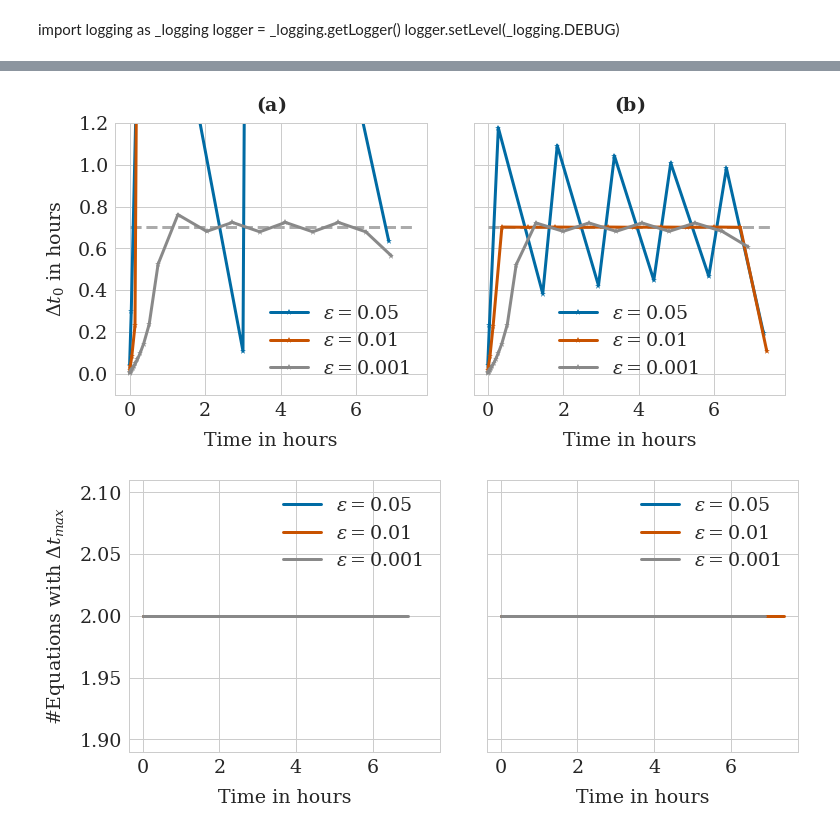
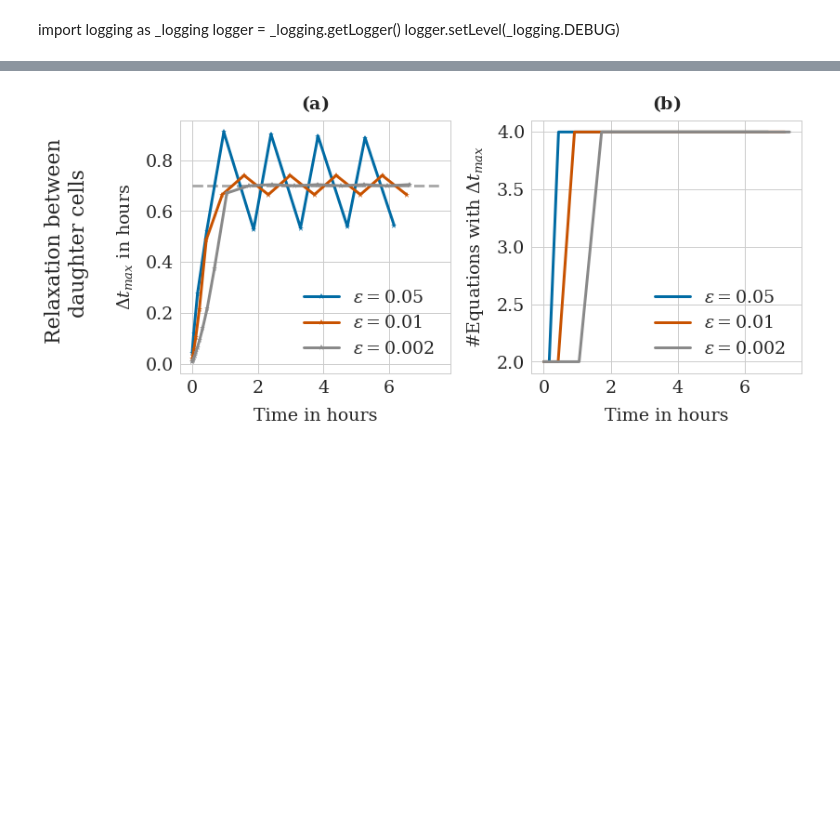
Before and after one commit to somathias/cbmos, a Jupyter notebook: exp-draft_local_adaptivity_2cells.ipynb, the cells around one changed output, grey strips where cells are left out. Cells and saved outputs as stored; diff of their text form; code cells hidden in the pictures; blank space fills up the shorter version.

Commit message:
Update plots for local adaptivity

```diff
--- a/exp-draft_local_adaptivity_2cells.ipynb
+++ b/exp-draft_local_adaptivity_2cells.ipynb
@@ -32,7 +32,7 @@ plt.rcParams.update(params)
 s = 1.0    # rest length
 tf = 7.5  # final time
 rA = 1.5   # maximum interaction distance
-dim = 1
+dim = 2
 seed=67
 
 dt = 0.05
@@ -72,7 +72,7 @@ def gls_prime(r, mu, s):
 # %% [markdown]
 # Locally adaptive time-stepping for two cells after proliferation
 # %%
-cell_list = [cl.Cell(0, [0], proliferating=False), cl.Cell(1, [0.3], proliferating=False)]
+cell_list = [cl.Cell(0, [0, 0], proliferating=False), cl.Cell(1, [0.3, 0], proliferating=False)]
 # %%
 # g'(s) for different force laws
 gp_cubic = params_cubic['mu']*(s-rA)**2
@@ -98,8 +98,8 @@ logger.setLevel(_logging.DEBUG)
 colors = [defcolors[0], defcolors[5], defcolors[6]]
 
 # Combine into single figure
-fig, (ax1, ax2) = plt.subplots(1, 2, figsize=(12, 5), sharex=True, sharey='row', gridspec_kw={'hspace':0.2, 'wspace': 0.15})
-fig2, (ax3, ax4) = plt.subplots(1, 2, figsize=(12, 5), sharex=True, sharey='row', gridspec_kw={'hspace':0.2, 'wspace': 0.15})
+fig, (ax1, ax2) = plt.subplots(1, 2, figsize=(12, 5), gridspec_kw={'hspace':0.2, 'wspace': 0.3})
+#fig2, (ax3, ax4) = plt.subplots(1, 2, figsize=(12, 5), sharex=True, sharey='row', gridspec_kw={'hspace':0.2, 'wspace': 0.15})
 
 
 #ax1 No Jacobian - accuracy bound only
@@ -108,49 +108,9 @@ ax1.plot(t_data, 1.0/gp_cubic*np.ones(len(t_data)), linestyle='--', color=defcol
 #ax1.plot(t_data, 1.0/gp_GLS*np.ones(len(t_data)), linestyle='--', color=colors['GLS'] )
 
 force = 'cubic'
-epsilons = [0.05, 0.01, 0.001]
+epsilons = [0.05, 0.01, 0.002]
 
-for i, eps in enumerate(epsilons):
-
-    try:
-        os.remove('step_sizes'+filename_ending[force]+'.txt')
-    except FileNotFoundError:
-        print('Nothing to delete.')
-
-    try:
-        os.remove('n_eq_per_level'+filename_ending[force]+'.txt')
-    except FileNotFoundError:
-        print('Nothing to delete.')
-
-    ts, history = models_ef[force].simulate(cell_list, t_data, params[force], {"eps": eps,"eta":0.0001, "out": filename_ending[force], 'write_to_file': True, 'local_adaptivity': True}, seed=seed)
-    dts = np.loadtxt('step_sizes'+filename_ending[force]+'.txt')
-#    print('Initial step '+force + ' ' +str(dts[0]))
-#    print('Stability bound estimate '+force + ' ' +str((dts[-2]+dts[-1])/2.0))
-    #ts = np.loadtxt('time_points'+filename_ending[force]+'.txt')
-    ax1.plot(ts[:-1], dts,'-*', label='$\epsilon=$'+str(eps), color=colors[i])
-
-    n_eq_per_level = np.loadtxt('n_eq_per_level'+filename_ending[force]+'.txt')
-    ax3.plot(ts[:-1], n_eq_per_level[2,:], label='$\epsilon=$'+str(eps), color=colors[i])
-
-
-ax3.legend()
-ax3.set(xlabel='Time in hours')
-ax3.set(ylabel='#Equations with $\Delta t_{max}$')
-#ax3.text(-5.5, 0.1, 'Relaxation between\n    daughter cells', fontsize=22, rotation='vertical')
-
-
-
-
-ax1.legend()
-ax1.set_title(r'$\bf{(a)}$')
-ax1.set(xlabel='Time in hours')
-ax1.set(ylabel='$\Delta t_0$ in hours')
-ax1.set(ylim=[-0.1, 1.2])
-#ax1.text(-5.5, 0.1, 'Relaxation between\n    daughter cells', fontsize=22, rotation='vertical')
-#ax1.text(3.7, 1.45, '$\epsilon=0.01$', fontsize=22)
-
-#ax2 Using the Jacobian to obtain the stability bound
-ax2.plot(t_data, 1.0/gp_cubic*np.ones(len(t_data)), linestyle='--', color=defcolors[2])
+ax1.plot(t_data, 1.0/gp_cubic*np.ones(len(t_data)), linestyle='--', color=defcolors[2])
 #ax2.plot(t_data, 1.0/gp_PWQ*np.ones(len(t_data)), linestyle='--', color=colors['pw. quad.'] )
 #ax2.plot(t_data, 1.0/gp_GLS*np.ones(len(t_data)), linestyle='--', color=colors['GLS'] )
 
@@ -170,20 +130,28 @@ for i, eps in enumerate(epsilons):
     dts = np.loadtxt('step_sizes'+filename_ending[force]+'.txt')
     print('Initial step '+force + ' ' +str(dts[0]))
     print('Stability bound estimate '+force + ' ' +str((dts[-2]+dts[-1])/2.0))
-    ax2.plot(ts[:-1], dts,'-*', label='$\epsilon=$'+str(eps), color=colors[i])
+    ax1.plot(ts[:-2], dts[:-1],'-*', label='$\epsilon=$'+str(eps), color=colors[i])
 
     n_eq_per_level = np.loadtxt('n_eq_per_level'+filename_ending[force]+'.txt')
-    ax4.plot(ts[:-1], n_eq_per_level[2,:], label='$\epsilon=$'+str(eps), color=colors[i])
+    ax2.plot(ts[:-1], n_eq_per_level[2,:], label='$\epsilon=$'+str(eps), color=colors[i])
 
-ax2.set_title(r'$\bf{(b)}$')
+ax1.set_title(r'$\bf{(a)}$')
+ax1.legend()
+ax1.set(xlabel='Time in hours')
+ax1.set(ylabel='$\Delta t_{max}$ in hours')
+ax1.text(-4.5, 0.1, 'Relaxation between\n    daughter cells', fontsize=22, rotation='vertical')
+
+
+
+#ax2.set(ylim=[-0.1, 1.2])
+#ax2.text(3.4, 1.45, '$\epsilon=0.001$', fontsize=22)
+
 ax2.legend()
 ax2.set(xlabel='Time in hours')
+ax2.set(ylabel='#Equations with $\Delta t_{max}$')
+ax2.set_title(r'$\bf{(b)}$')
 
-ax2.set(ylim=[-0.1, 1.2])
-#ax2.text(3.4, 1.45, '$\epsilon=0.001$', fontsize=22)
 
-ax4.legend()
-ax4.set(xlabel='Time in hours')
 
 plt.savefig('local_adap_relaxation.pdf', bbox_inches='tight')
 # %% [output]
@@ -196,2 +164 @@ Stability bound estimate cubic 0.6449752502479054
-[figure, old version]
+[figure, new version]
-[figure, removed]
```
Also changed, not shown: parts of 1 cell of this notebook, 2 other files.
